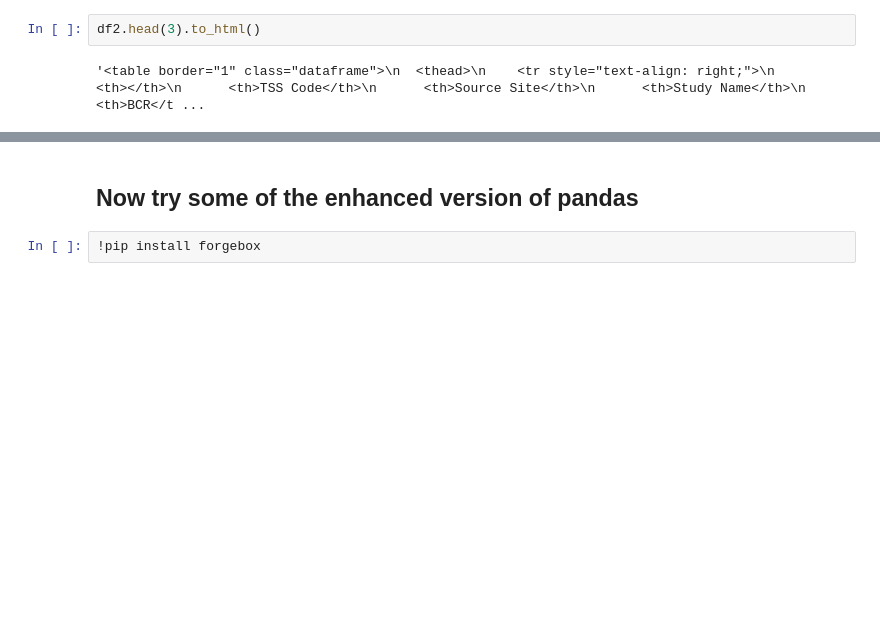
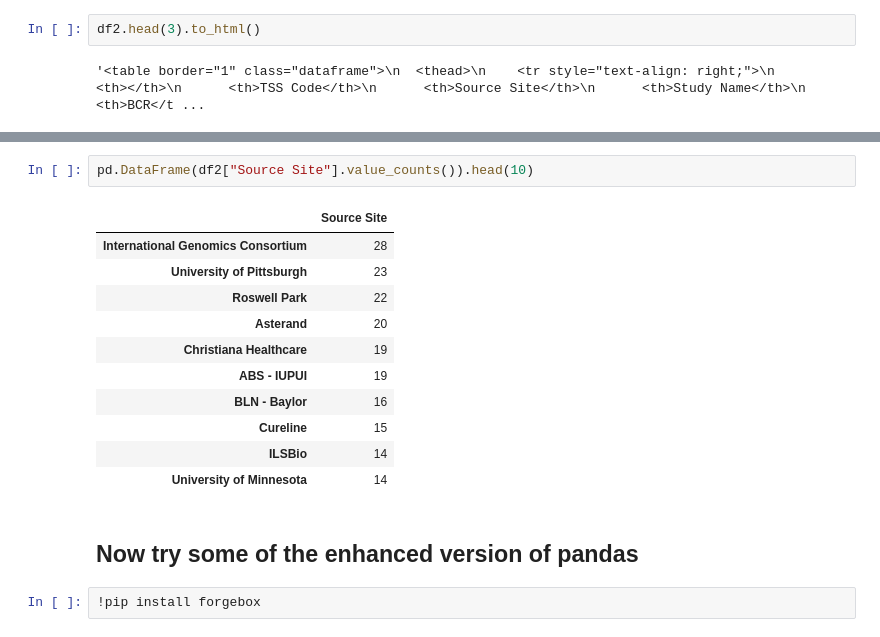
Before and after one commit to raynardj/python4lq, a Jupyter notebook: 1_3_lesson3.ipynb, the cells around one changed output, grey strips where cells are left out. Cells and saved outputs as stored; diff of their text form; blank space fills up the shorter version.

```diff
--- a/1_3_lesson3.ipynb
+++ b/1_3_lesson3.ipynb
@@ -190,3 +216,17 @@ df2.head(3).to_html()
+# %%
+pd.DataFrame(df2["Source Site"].value_counts()).head(10)
+# %% [output]
+|  | Source Site |
+| International Genomics Consortium | 28 |
+| University of Pittsburgh | 23 |
+| Roswell Park | 22 |
+| Asterand | 20 |
+| Christiana Healthcare | 19 |
+| ABS - IUPUI | 19 |
+| BLN - Baylor | 16 |
+| Cureline | 15 |
+| ILSBio | 14 |
+| University of Minnesota | 14 |
 # %% [markdown]
 ## Now try some of the enhanced version of pandas
 # %%
```
Also changed, not shown: parts of 3 cells of this notebook.
